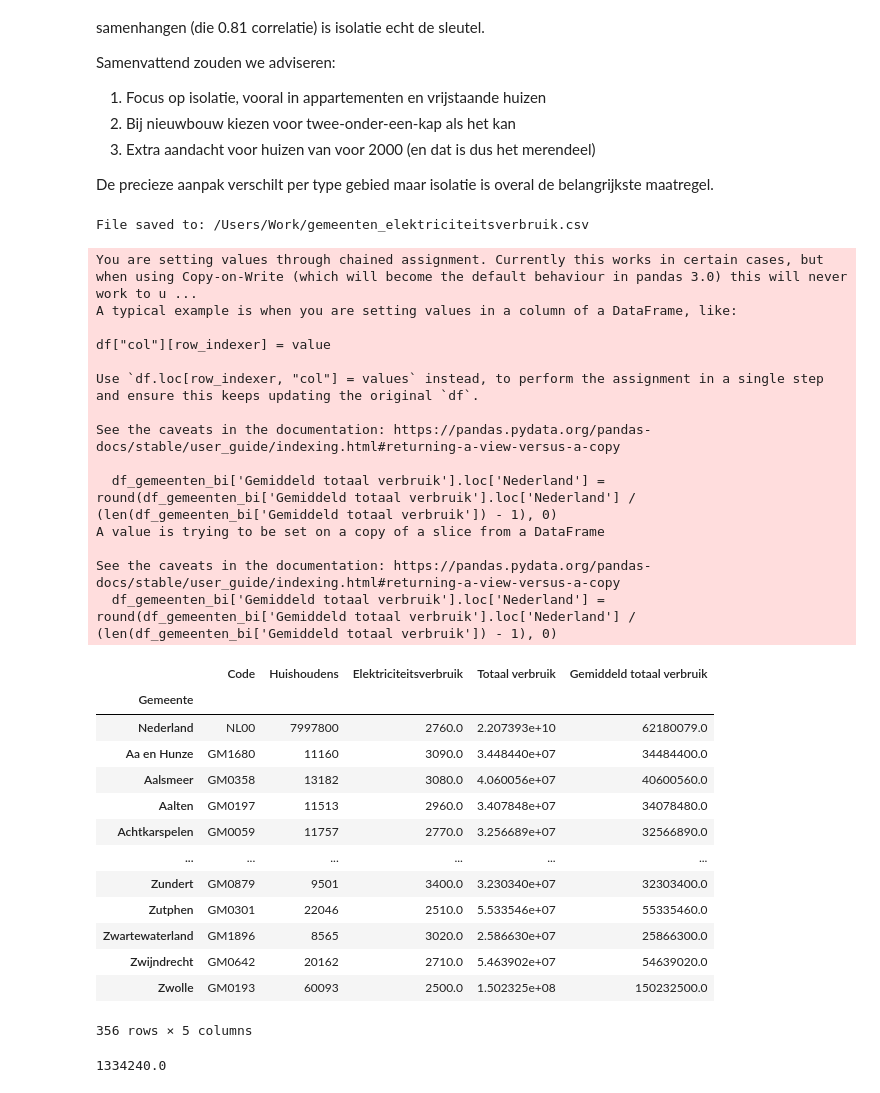
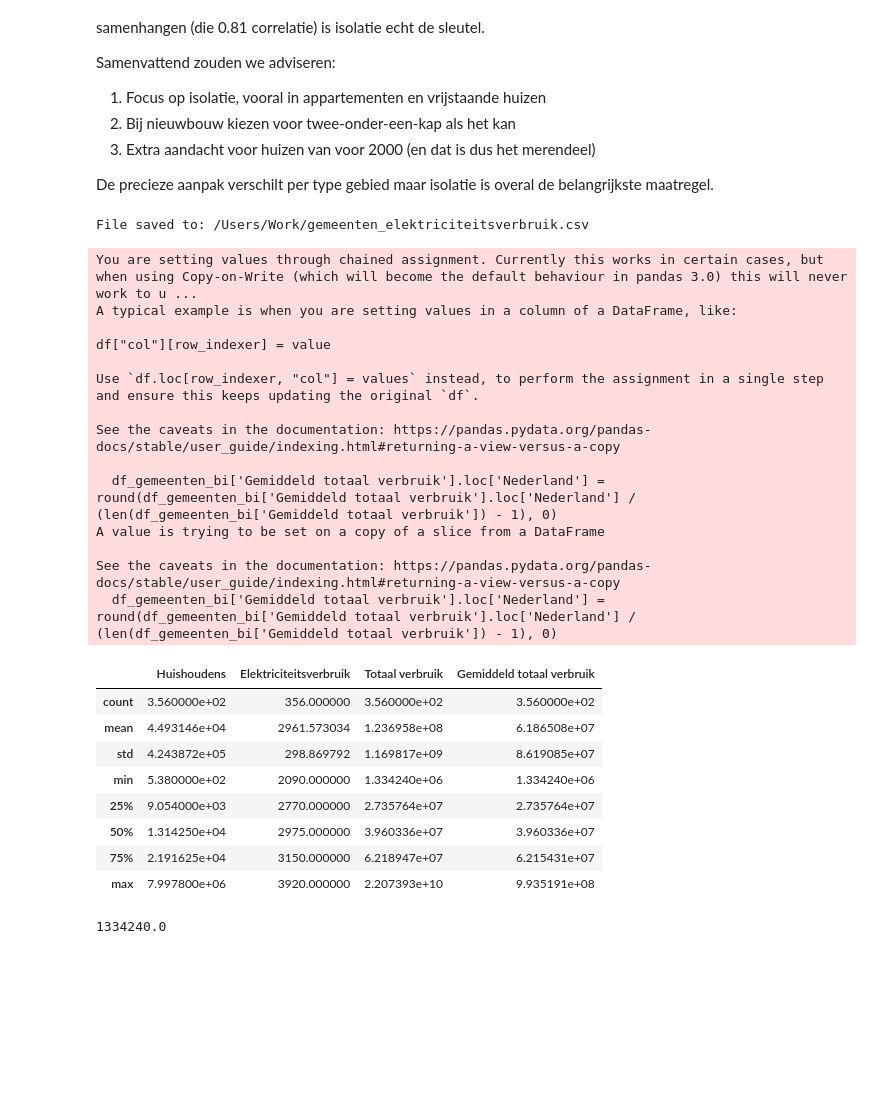
Before and after one commit to smeerkaas1234/Datalab-Jupyter-notebook-group-5, a Jupyter notebook: Notebook template.ipynb, the cells around one changed output. Saved outputs shown, nothing was run; the diff lists cells and outputs as text; code cells hidden in the pictures; blank space fills up the shorter version.

```diff
--- a/Notebook template.ipynb
+++ b/Notebook template.ipynb
@@ -1262,48 +1261,44 @@ df_gemeenten_bi = df_bi[(df_bi['SoortRegio_2'] == 'Gemeente') | (df_bi['SoortReg
 # nu selecteren we ook de kolommen
 df_gemeenten_bi = df_gemeenten_bi[['Gemeentenaam_1', 'Codering_3', 'HuishoudensTotaal_28', 'GemiddeldElektriciteitsverbruikTotaal_47']]
 df_gemeenten_bi.columns = ['Gemeente', 'Code', 'Huishoudens', 'Elektriciteitsverbruik']
 df_gemeenten_bi.set_index('Gemeente', inplace=True)
 
 # bereken andere nutvolle kolommen voor visualisatie
 df_gemeenten_bi['Totaal verbruik'] = df_gemeenten_bi['Huishoudens'] * df_gemeenten_bi['Elektriciteitsverbruik']
 df_gemeenten_bi['Gemiddeld totaal verbruik'] = df_gemeenten_bi['Totaal verbruik']
 df_gemeenten_bi['Gemiddeld totaal verbruik'].loc['Nederland'] = round(df_gemeenten_bi['Gemiddeld totaal verbruik'].loc['Nederland'] / (len(df_gemeenten_bi['Gemiddeld totaal verbruik']) - 1), 0)
 
 # print de file
 output_path = os.path.expanduser('~/gemeenten_elektriciteitsverbruik.csv')
 df_gemeenten_bi.to_csv(output_path)
 print(f"File saved to: {output_path}")
-df_gemeenten_bi
+
+df_gemeenten_bi.describe()
 # %% [output]
 File saved to: /Users/Work/gemeenten_elektriciteitsverbruik.csv
 You are setting values through chained assignment. Currently this works in certain cases, but when using Copy-on-Write (which will become the default behaviour in pandas 3.0) this will never work to u ...
 A typical example is when you are setting values in a column of a DataFrame, like:
 
 df["col"][row_indexer] = value
 
 Use `df.loc[row_indexer, "col"] = values` instead, to perform the assignment in a single step and ensure this keeps updating the original `df`.
 
 See the caveats in the documentation: https://pandas.pydata.org/pandas-docs/stable/user_guide/indexing.html#returning-a-view-versus-a-copy
 
   df_gemeenten_bi['Gemiddeld totaal verbruik'].loc['Nederland'] = round(df_gemeenten_bi['Gemiddeld totaal verbruik'].loc['Nederland'] / (len(df_gemeenten_bi['Gemiddeld totaal verbruik']) - 1), 0)
 A value is trying to be set on a copy of a slice from a DataFrame
 
 See the caveats in the documentation: https://pandas.pydata.org/pandas-docs/stable/user_guide/indexing.html#returning-a-view-versus-a-copy
   df_gemeenten_bi['Gemiddeld totaal verbruik'].loc['Nederland'] = round(df_gemeenten_bi['Gemiddeld totaal verbruik'].loc['Nederland'] / (len(df_gemeenten_bi['Gemiddeld totaal verbruik']) - 1), 0)
-|  | Code | Huishoudens | Elektriciteitsverbruik | Totaal verbruik | Gemiddeld totaal verbruik |
-| Gemeente |  |  |  |  |  |
-| Nederland | NL00 | 7997800 | 2760.0 | 2.207393e+10 | 62180079.0 |
-| Aa en Hunze | GM1680 | 11160 | 3090.0 | 3.448440e+07 | 34484400.0 |
-| Aalsmeer | GM0358 | 13182 | 3080.0 | 4.060056e+07 | 40600560.0 |
-| Aalten | GM0197 | 11513 | 2960.0 | 3.407848e+07 | 34078480.0 |
-| Achtkarspelen | GM0059 | 11757 | 2770.0 | 3.256689e+07 | 32566890.0 |
-| ... | ... | ... | ... | ... | ... |
-| Zundert | GM0879 | 9501 | 3400.0 | 3.230340e+07 | 32303400.0 |
-| Zutphen | GM0301 | 22046 | 2510.0 | 5.533546e+07 | 55335460.0 |
-| Zwartewaterland | GM1896 | 8565 | 3020.0 | 2.586630e+07 | 25866300.0 |
-| Zwijndrecht | GM0642 | 20162 | 2710.0 | 5.463902e+07 | 54639020.0 |
-| Zwolle | GM0193 | 60093 | 2500.0 | 1.502325e+08 | 150232500.0 |
+|  | Huishoudens | Elektriciteitsverbruik | Totaal verbruik | Gemiddeld totaal verbruik |
+| count | 3.560000e+02 | 356.000000 | 3.560000e+02 | 3.560000e+02 |
+| mean | 4.493146e+04 | 2961.573034 | 1.236958e+08 | 6.186508e+07 |
+| std | 4.243872e+05 | 298.869792 | 1.169817e+09 | 8.619085e+07 |
+| min | 5.380000e+02 | 2090.000000 | 1.334240e+06 | 1.334240e+06 |
+| 25% | 9.054000e+03 | 2770.000000 | 2.735764e+07 | 2.735764e+07 |
+| 50% | 1.314250e+04 | 2975.000000 | 3.960336e+07 | 3.960336e+07 |
+| 75% | 2.191625e+04 | 3150.000000 | 6.218947e+07 | 6.215431e+07 |
+| max | 7.997800e+06 | 3920.000000 | 2.207393e+10 | 9.935191e+08 |
-356 rows × 5 columns
 # %%
 min(df_gemeenten_bi['Gemiddeld totaal verbruik'])
 # %% [output]
```
Also changed, not shown: parts of 1 cell of this notebook.
